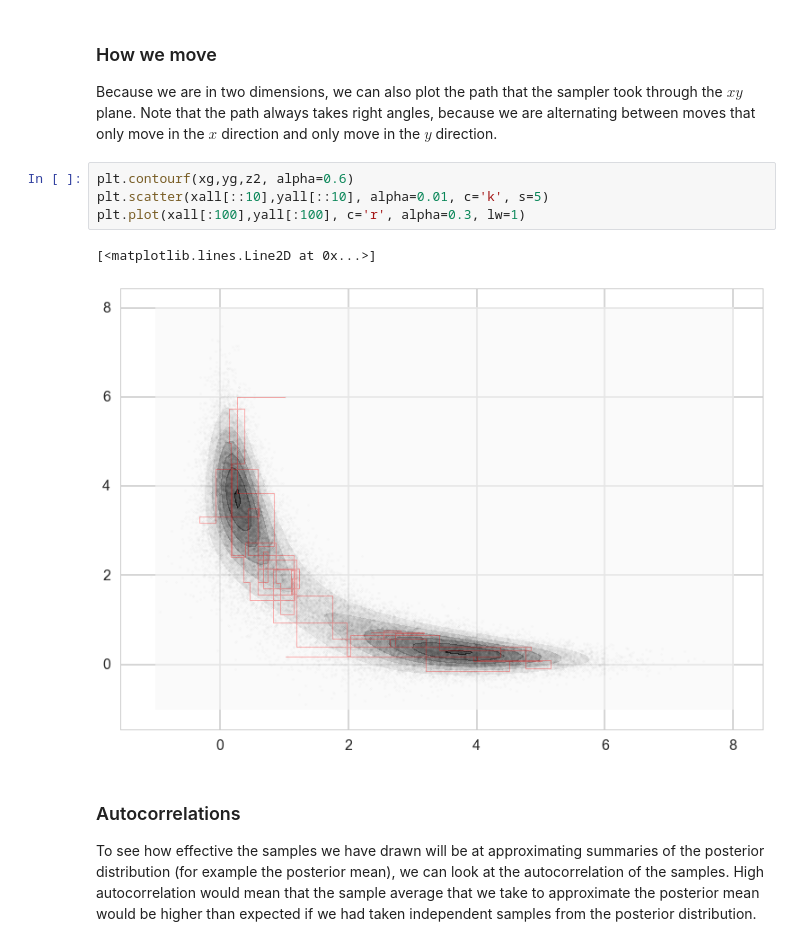
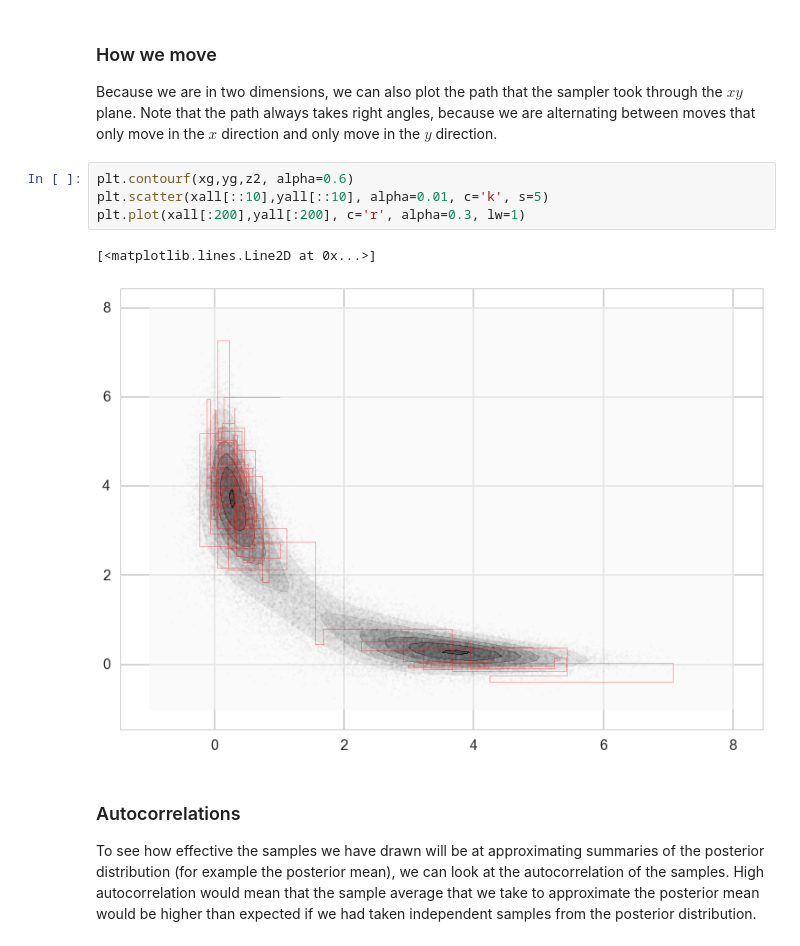
Before and after one commit to wclaybaugh/2017, a Jupyter notebook: wiki/tetchygibbs.ipynb, the cells around one changed output. Cells and saved outputs as stored; diff of their text form.

```diff
--- a/wiki/tetchygibbs.ipynb
+++ b/wiki/tetchygibbs.ipynb
@@ -137,10 +137,10 @@ Because we are in two dimensions, we can also plot the path that the sampler too
 # %%
 plt.contourf(xg,yg,z2, alpha=0.6)
 plt.scatter(xall[::10],yall[::10], alpha=0.01, c='k', s=5)
-plt.plot(xall[:100],yall[:100], c='r', alpha=0.3, lw=1)
+plt.plot(xall[:200],yall[:200], c='r', alpha=0.3, lw=1)
 # %% [output]
 [<matplotlib.lines.Line2D at 0x...>]
-[figure, old version]
+[figure, new version]
 # %% [markdown]
 ### Autocorrelations
 
```
Also changed, not shown: parts of 7 cells of this notebook, 17 other files.
